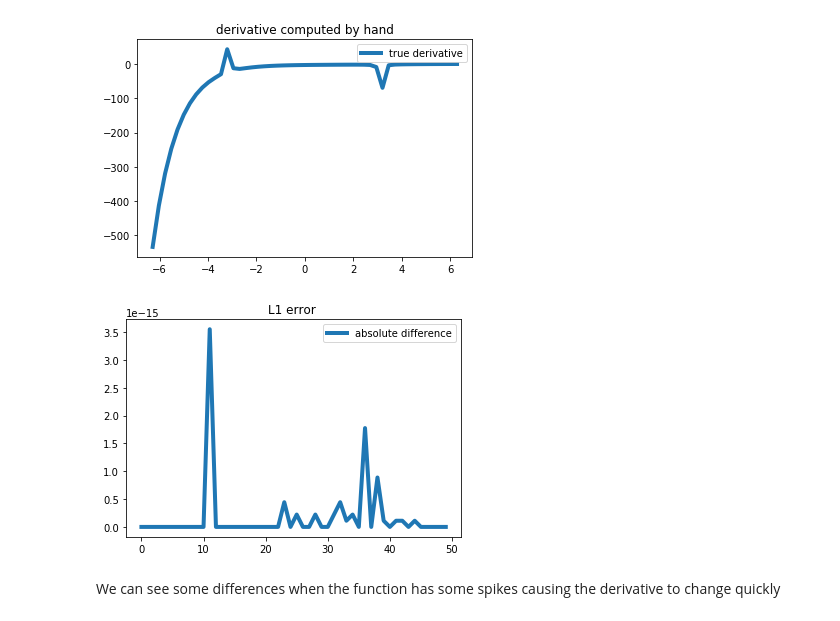
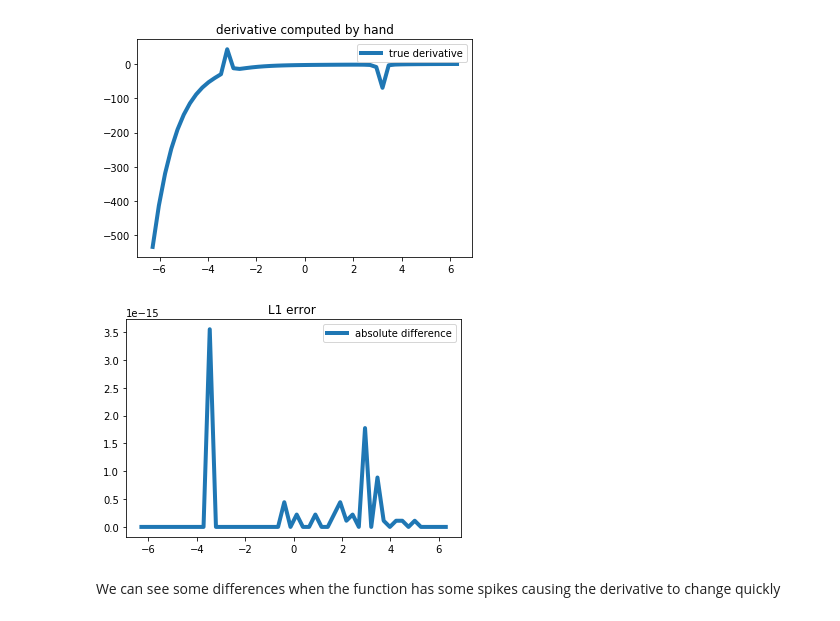
Before and after one commit to cs207-project-group4/cs207-FinalProject, a Jupyter notebook: notebooks/Demo_Notebook.ipynb, the cells around one changed output. Saved outputs shown, nothing was run; the diff lists cells and outputs as text; code cells hidden in the pictures.

```diff
--- a/notebooks/Demo_Notebook.ipynb
+++ b/notebooks/Demo_Notebook.ipynb
@@ -189,12 +189,12 @@ plt.show()
 # %%
 gradient=np.array(gradient)
 diff=np.abs(true_grads-gradient)
-plt.plot(diff, label='absolute difference')
+plt.plot(input_x,diff, label='absolute difference')
 plt.title('L1 error ')
 plt.legend()
 plt.show()
 # %% [output]
-[figure, old version]
+[figure, new version]
 # %% [markdown]
 We can see some differences when the function has some spikes causing the derivative to change quickly
 # %% [markdown]
```
